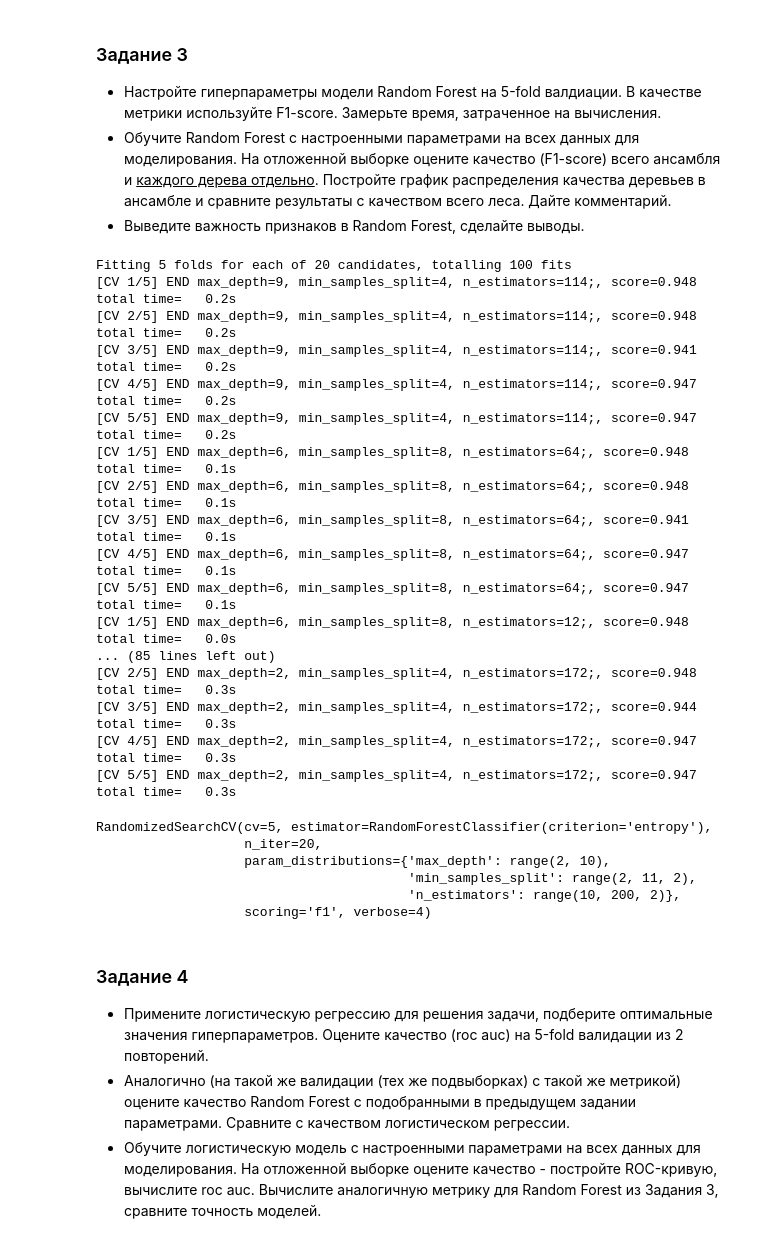
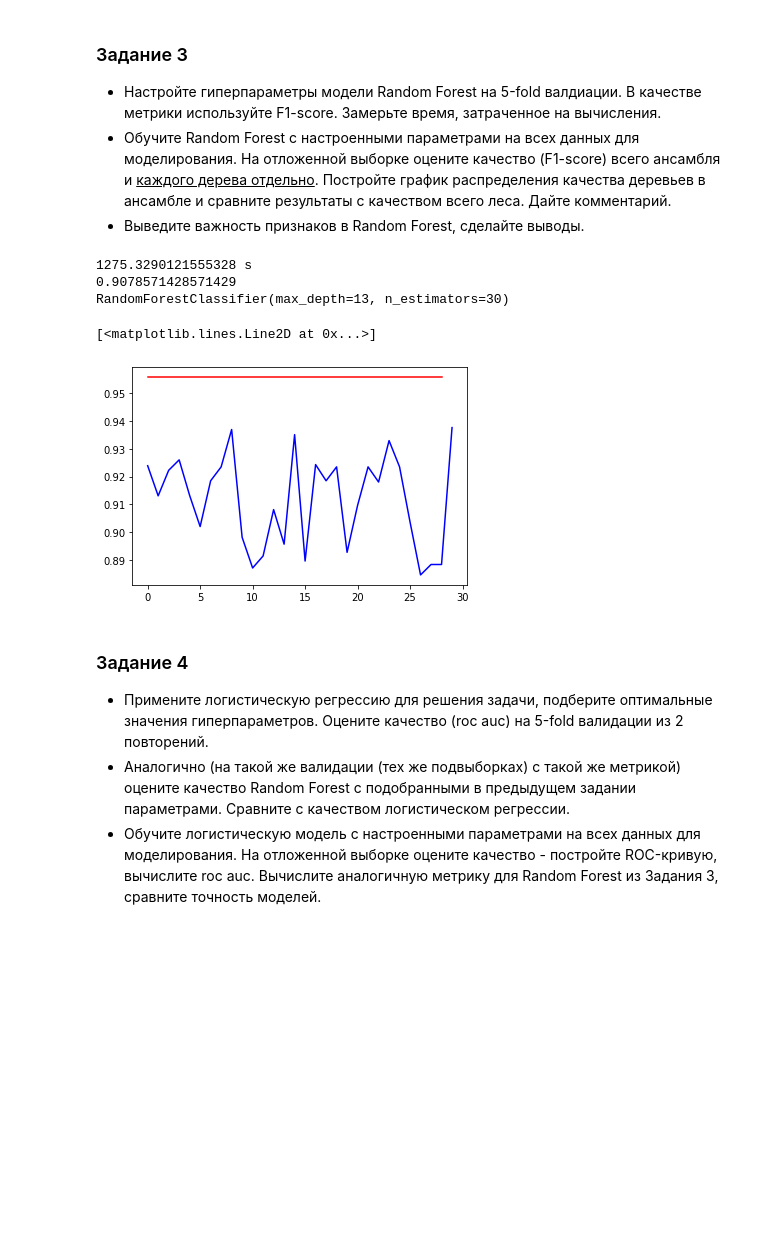
Before and after one commit to olesyani/data_analysis_labs, a Jupyter notebook: lab4/Lab_3.Supervised_Learning.ipynb, the cells around one changed output. Saved outputs shown, nothing was run; the diff lists cells and outputs as text; code cells hidden in the pictures; blank space fills up the shorter version.

```diff
--- a/lab4/Lab_3.Supervised_Learning.ipynb
+++ b/lab4/Lab_3.Supervised_Learning.ipynb
@@ -559,36 +566,40 @@ RandomForestClassifier(n_estimators=108)
 * Настройте гиперпараметры модели Random Forest на 5-fold валдиации. В качестве метрики используйте F1-score. Замерьте время, затраченное на вычисления.
 * Обучите Random Forest  с настроенными параметрами на всех данных для моделирования. На отложенной выборке оцените качество (F1-score) всего ансамбля и <u>каждого дерева отдельно</u>. Постройте график распределения качества деревьев в ансамбле и сравните результаты с качеством всего леса. Дайте комментарий.
 * Выведите важность признаков в Random Forest, сделайте выводы.
-# %%
-param = {'max_depth': range(2, 10),
-         'n_estimators':range(10, 200, 2),
-         'min_samples_split': range(2, 11, 2)}
-grid = RandomizedSearchCV(RandomForestClassifier(criterion='entropy'), param, scoring='f1', n_iter=20, cv=5, verbose=4)
-grid.fit(X_train_b, y_train_b)
-# %% [output]
-Fitting 5 folds for each of 20 candidates, totalling 100 fits
-[CV 1/5] END max_depth=9, min_samples_split=4, n_estimators=114;, score=0.948 total time=   0.2s
-[CV 2/5] END max_depth=9, min_samples_split=4, n_estimators=114;, score=0.948 total time=   0.2s
-[CV 3/5] END max_depth=9, min_samples_split=4, n_estimators=114;, score=0.941 total time=   0.2s
-[CV 4/5] END max_depth=9, min_samples_split=4, n_estimators=114;, score=0.947 total time=   0.2s
-[CV 5/5] END max_depth=9, min_samples_split=4, n_estimators=114;, score=0.947 total time=   0.2s
-[CV 1/5] END max_depth=6, min_samples_split=8, n_estimators=64;, score=0.948 total time=   0.1s
-[CV 2/5] END max_depth=6, min_samples_split=8, n_estimators=64;, score=0.948 total time=   0.1s
-[CV 3/5] END max_depth=6, min_samples_split=8, n_estimators=64;, score=0.941 total time=   0.1s
-[CV 4/5] END max_depth=6, min_samples_split=8, n_estimators=64;, score=0.947 total time=   0.1s
-[CV 5/5] END max_depth=6, min_samples_split=8, n_estimators=64;, score=0.947 total time=   0.1s
-[CV 1/5] END max_depth=6, min_samples_split=8, n_estimators=12;, score=0.948 total time=   0.0s
-... (85 lines left out)
-[CV 2/5] END max_depth=2, min_samples_split=4, n_estimators=172;, score=0.948 total time=   0.3s
-[CV 3/5] END max_depth=2, min_samples_split=4, n_estimators=172;, score=0.944 total time=   0.3s
-[CV 4/5] END max_depth=2, min_samples_split=4, n_estimators=172;, score=0.947 total time=   0.3s
-[CV 5/5] END max_depth=2, min_samples_split=4, n_estimators=172;, score=0.947 total time=   0.3s
-RandomizedSearchCV(cv=5, estimator=RandomForestClassifier(criterion='entropy'),
-                   n_iter=20,
-                   param_distributions={'max_depth': range(2, 10),
-                                        'min_samples_split': range(2, 11, 2),
-                                        'n_estimators': range(10, 200, 2)},
-                   scoring='f1', verbose=4)
+# %%
+import time
+
+param_grid = {'max_depth': range(2, 15),
+              'n_estimators':range(10, 200, 2)}
+
+skf = StratifiedKFold(n_splits=5, shuffle=True)
+
+start = time.time()
+clf = GridSearchCV(estimator=RandomForestClassifier(), param_grid=param_grid, cv=skf, scoring='f1_micro', n_jobs=5)
+clf.fit(X_train_b, y_train_b)
+print(time.time() - start, 's')
+
+print(clf.best_score_)
+print(clf.best_estimator_)
+# %% [output]
+1275.3290121555328 s
+0.9078571428571429
+RandomForestClassifier(max_depth=13, n_estimators=30)
+# %%
+clf = RandomForestClassifier(n_estimators=30,
+                                  max_depth=13)
+clf.fit(X_train_b, y_train_b)
+
+f1_scores = []
+
+for single_forest in clf.estimators_:
+    f1_scores.append(f1_score(y_test_b, single_forest.predict(X_test_b)))
+
+plt.plot([f1_score(y_test_b, clf.predict(X_test_b)) for i in range(1, len(f1_scores))], 'r')
+plt.plot(f1_scores, 'b')
+# %% [output]
+[<matplotlib.lines.Line2D at 0x...>]
+[figure, added]
 # %% [markdown]
 ### Задание 4
 
```
Also changed, not shown: parts of 10 cells of this notebook, 1 other file.
